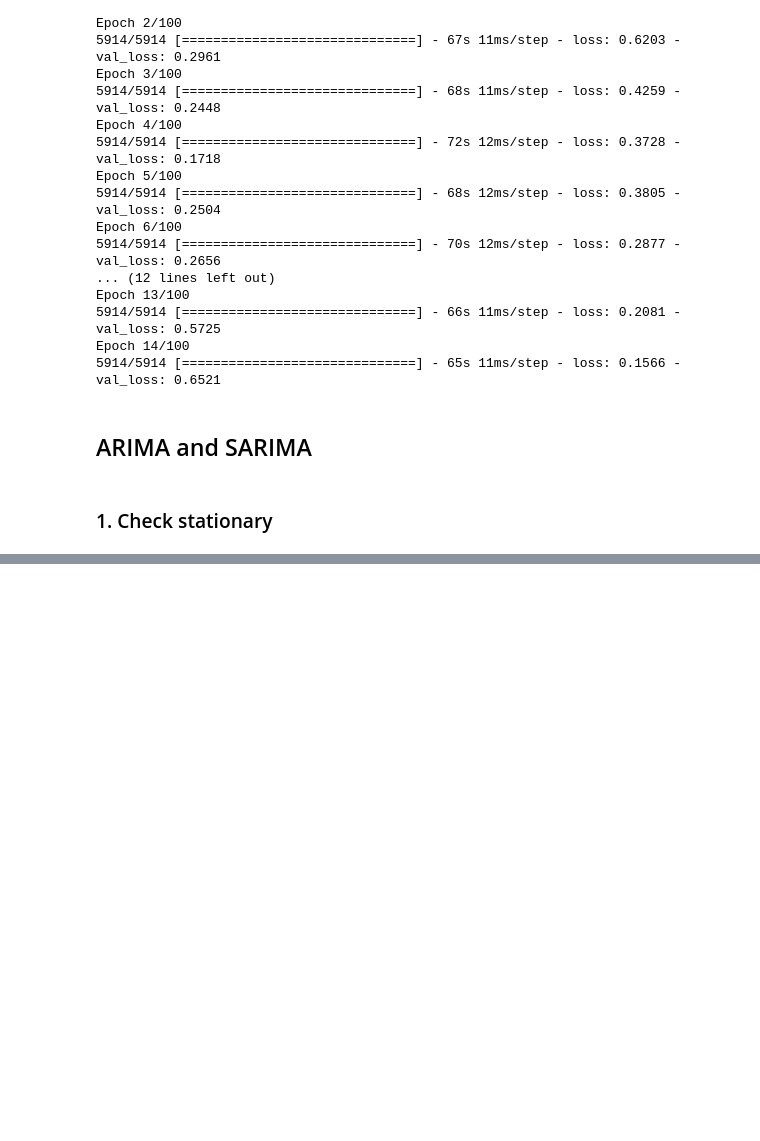
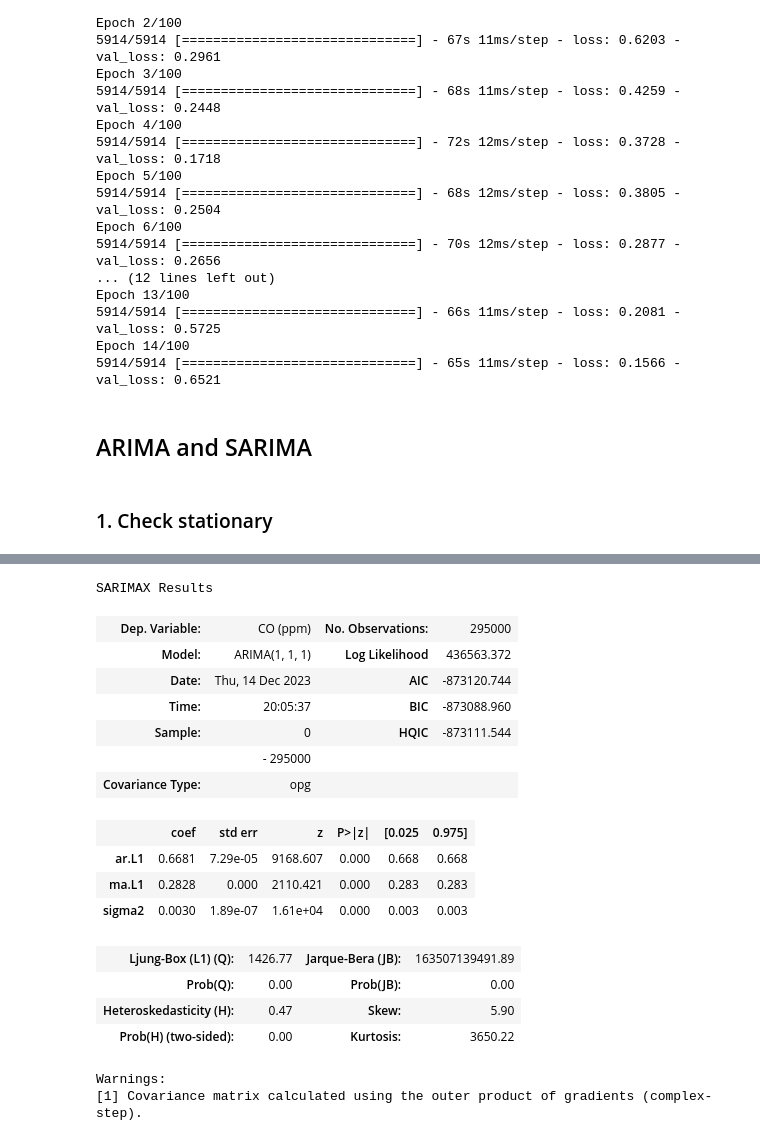
Before and after one commit to jigsaw373/elec_825, a Jupyter notebook: CO.ipynb, the cells around one changed output, grey strips where cells are left out. Drawn from its saved outputs; the diff is of its cells as text; code cells hidden in the pictures; blank space fills up the shorter version.

```diff
--- a/CO.ipynb
+++ b/CO.ipynb
@@ -714,0 +679,33 @@ Name: predicted_mean, dtype: float64
+# %%
+from statsmodels.tsa.arima.model import ARIMA
+import warnings
+
+# Suppressing warnings for model convergence
+warnings.filterwarnings("ignore")
+
+
+# Starting with p=1 and q=1 as an initial guess
+model = ARIMA(train_data['CO (ppm)'], order=(1, 1, 1))
+model_fit = model.fit()
+
+# Summary of the model
+model_fit.summary()
+# %% [output]
+SARIMAX Results
+| Dep. Variable: | CO (ppm) | No. Observations: | 295000 |
+| Model: | ARIMA(1, 1, 1) | Log Likelihood | 436563.372 |
+| Date: | Thu, 14 Dec 2023 | AIC | -873120.744 |
+| Time: | 20:05:37 | BIC | -873088.960 |
+| Sample: | 0 | HQIC | -873111.544 |
+|  | - 295000 |  |  |
+| Covariance Type: | opg |  |  |
+|  | coef | std err | z | P>|z| | [0.025 | 0.975] |
+| ar.L1 | 0.6681 | 7.29e-05 | 9168.607 | 0.000 | 0.668 | 0.668 |
+| ma.L1 | 0.2828 | 0.000 | 2110.421 | 0.000 | 0.283 | 0.283 |
+| sigma2 | 0.0030 | 1.89e-07 | 1.61e+04 | 0.000 | 0.003 | 0.003 |
+| Ljung-Box (L1) (Q): | 1426.77 | Jarque-Bera (JB): | 163507139491.89 |
+| Prob(Q): | 0.00 | Prob(JB): | 0.00 |
+| Heteroskedasticity (H): | 0.47 | Skew: | 5.90 |
+| Prob(H) (two-sided): | 0.00 | Kurtosis: | 3650.22 |
+Warnings:
+[1] Covariance matrix calculated using the outer product of gradients (complex-step).
```
Also changed, not shown: parts of 18 cells of this notebook.
